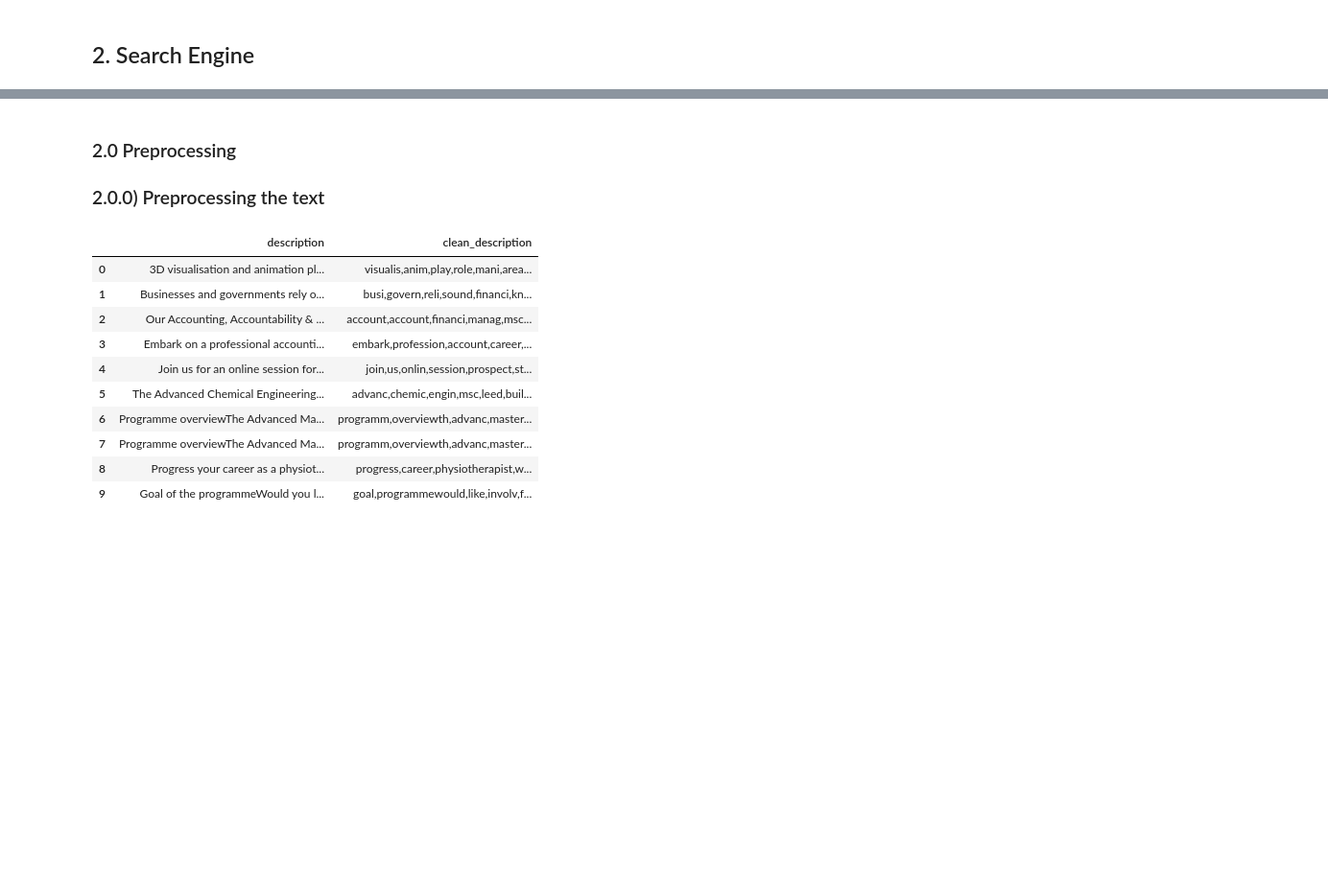
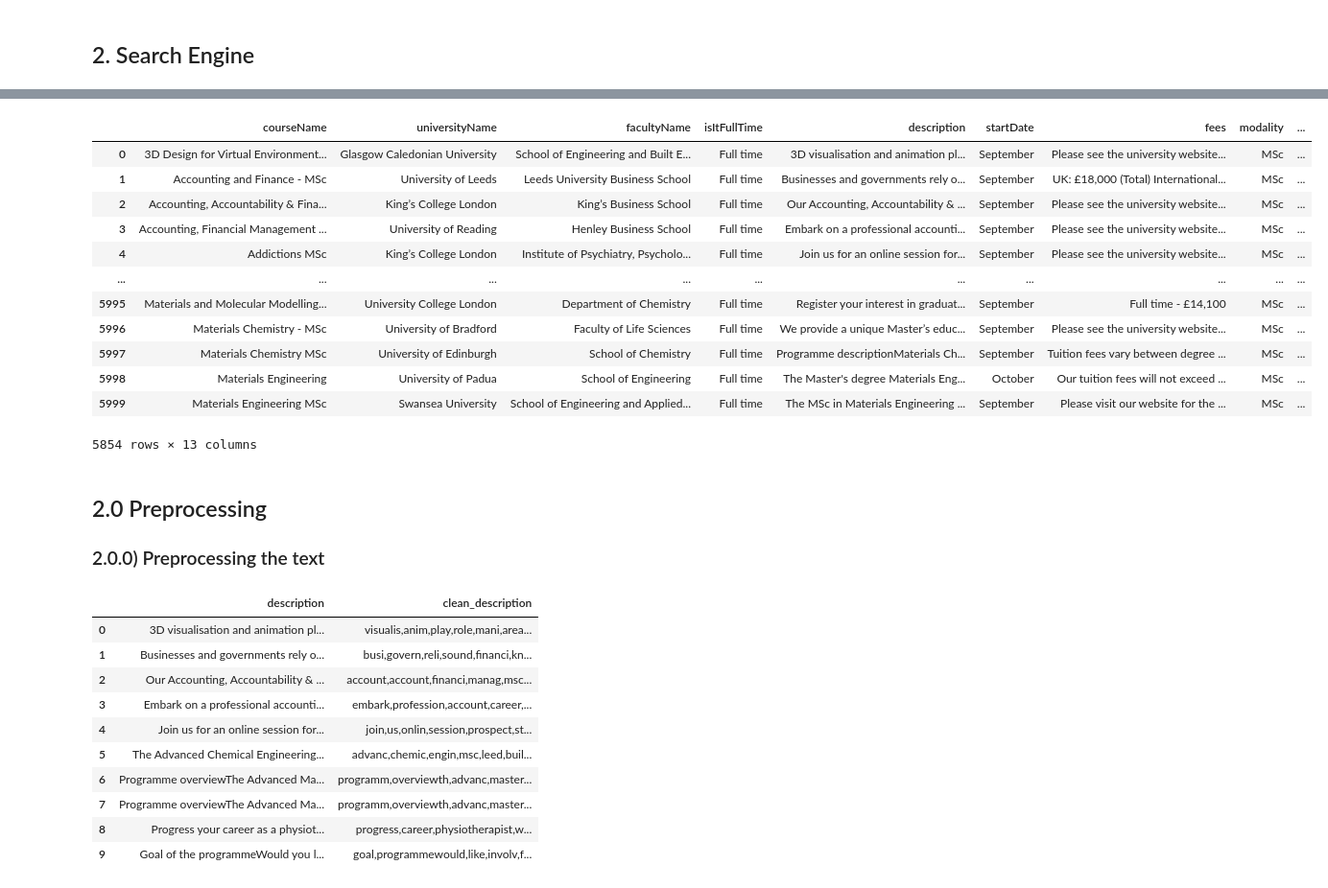
Before and after one commit to susannabravi/ADM-HW3, a Jupyter notebook: main.ipynb, the cells around one changed output, grey strips where cells are left out. Shown at 96% size. Saved outputs shown, nothing was run; the diff lists cells and outputs as text; code cells hidden in the pictures; blank space fills up the shorter version.

Commit message:
Add files via upload
Start of 3

```diff
--- a/main.ipynb
+++ b/main.ipynb
@@ -225,7 +228,25 @@ data = pd.read_table(r"dataset.tsv")
+# %%
+# Drop NAs
+data = data.dropna()
+data
+# %% [output]
+|  | courseName | universityName | facultyName | isItFullTime | description | startDate | fees | modality | ... |
+| 0 | 3D Design for Virtual Environment... | Glasgow Caledonian University | School of Engineering and Built E... | Full time | 3D visualisation and animation pl... | September | Please see the university website... | MSc | ... |
+| 1 | Accounting and Finance - MSc | University of Leeds | Leeds University Business School | Full time | Businesses and governments rely o... | September | UK: £18,000 (Total) International... | MSc | ... |
+| 2 | Accounting, Accountability & Fina... | King’s College London | King’s Business School | Full time | Our Accounting, Accountability & ... | September | Please see the university website... | MSc | ... |
+| 3 | Accounting, Financial Management ... | University of Reading | Henley Business School | Full time | Embark on a professional accounti... | September | Please see the university website... | MSc | ... |
+| 4 | Addictions MSc | King’s College London | Institute of Psychiatry, Psycholo... | Full time | Join us for an online session for... | September | Please see the university website... | MSc | ... |
+| ... | ... | ... | ... | ... | ... | ... | ... | ... | ... |
+| 5995 | Materials and Molecular Modelling... | University College London | Department of Chemistry | Full time | Register your interest in graduat... | September | Full time - £14,100 | MSc | ... |
+| 5996 | Materials Chemistry - MSc | University of Bradford | Faculty of Life Sciences | Full time | We provide a unique Master’s educ... | September | Please see the university website... | MSc | ... |
+| 5997 | Materials Chemistry MSc | University of Edinburgh | School of Chemistry | Full time | Programme descriptionMaterials Ch... | September | Tuition fees vary between degree ... | MSc | ... |
+| 5998 | Materials Engineering | University of Padua | School of Engineering | Full time | The Master's degree Materials Eng... | October | Our tuition fees will not exceed ... | MSc | ... |
+| 5999 | Materials Engineering MSc | Swansea University | School of Engineering and Applied... | Full time | The MSc in Materials Engineering ... | September | Please visit our website for the ... | MSc | ... |
+5854 rows × 13 columns
 # %% [markdown]
-### 2.0 Preprocessing
+## 2.0 Preprocessing
 
-### 2.0.0)  Preprocessing the text
+### 2.0.0) Preprocessing the text
 # %%
 # This function takes a text, removes special cases, punctuations and stop-words then
 # it applies stemming and finally returns the preprocessed words separated by commas.
```
Also changed, not shown: parts of 32 cells of this notebook.
